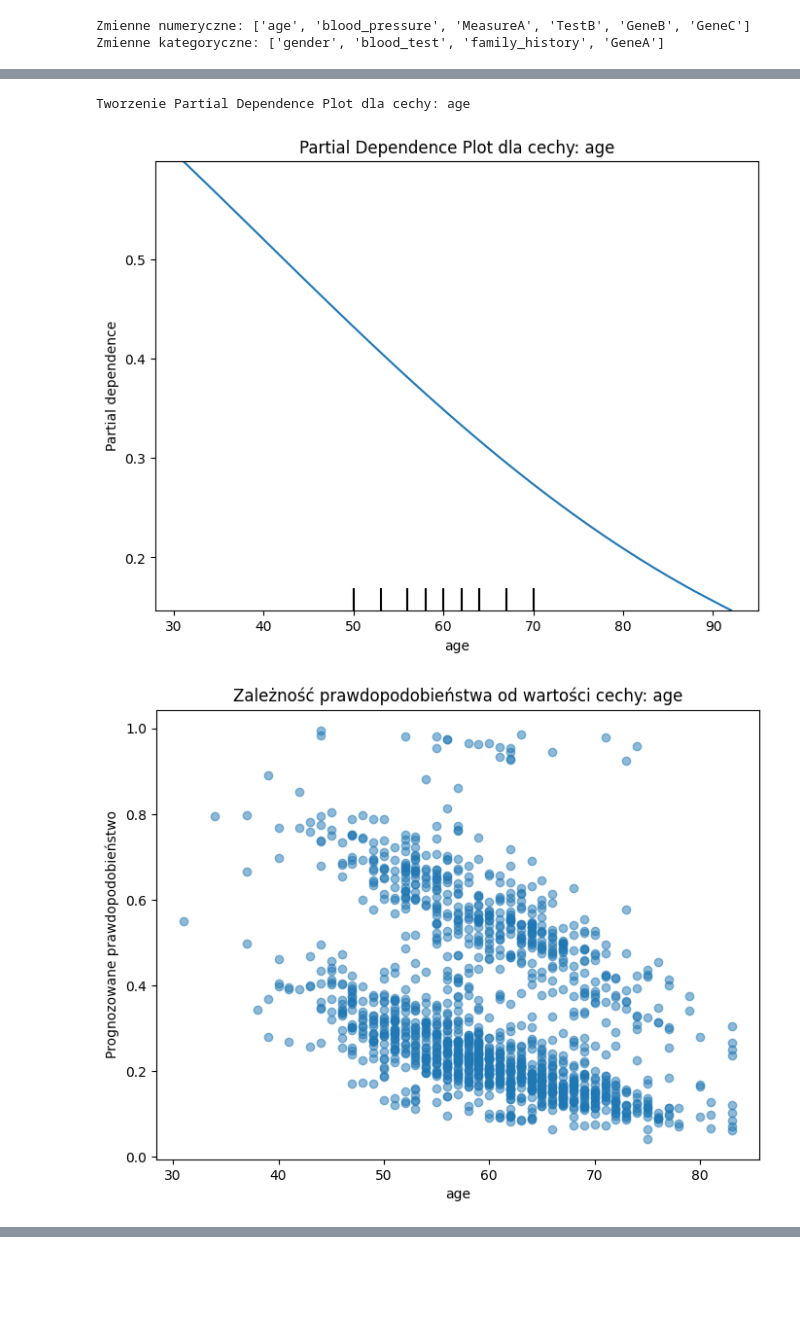
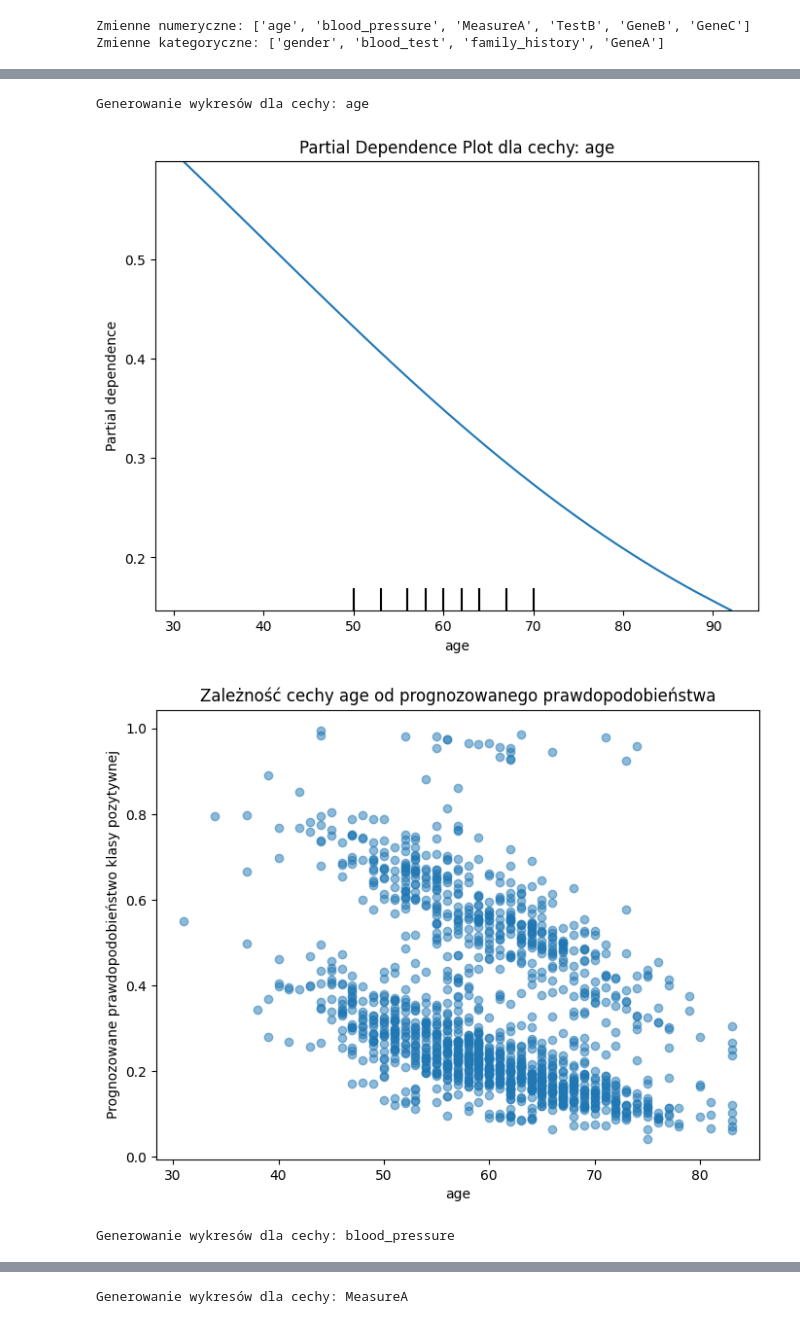
Before and after one commit to mikolaj-sujka/Explainable_ai_UJ, a Jupyter notebook: problem_set_2.ipynb, the cells around one changed output, grey strips where cells are left out. Drawn from its saved outputs; the diff is of its cells as text; code cells hidden in the pictures; blank space fills up the shorter version.

```diff
--- a/problem_set_2.ipynb
+++ b/problem_set_2.ipynb
@@ -137,9 +137,7 @@ def create_pipeline(num_features, cat_features):
 
 param_grid = {'logreg__C': [0.01, 0.1, 1, 10, 100]}
 # %%
-# ===== Model z pełnym zestawem cech =====
 print("\n*** Model z pełnym zestawem cech ***")
-# Tworzymy pipeline dla pełnych danych (zmienne numeryczne i kategoryczne pozostają bez zmian)
 pipeline_full = create_pipeline(numeric_features, categorical_features)
 grid_search_full = GridSearchCV(pipeline_full, param_grid, cv=5, scoring='roc_auc')
 grid_search_full.fit(X_train, y_train)
@@ -162,35 +160,30 @@ print("Recall:", recall_full)
 print("F1-score:", f1_full)
 print("ROC AUC:", roc_auc_full)
 
-# Obliczenie krzywej ROC
+# Krzywa ROC dla modelu pełnego
 fpr_full, tpr_full, _ = roc_curve(y_test, y_proba_full)
 
-# ===== Model bez drogich cech =====
-# Lista drogich cech
+# 6. (Opcjonalnie) Model bez drogich cech
 expensive_features = ['MeasureA', 'TestB', 'GeneA', 'GeneB', 'GeneC']
-# Sprawdzamy, które z nich istnieją w zbiorze
 existing_expensive = [feat for feat in expensive_features if feat in X.columns]
 if existing_expensive:
     print("\nDrogie cechy znalezione w danych:", existing_expensive)
-    # Tworzymy zredukowany zbiór cech, usuwając drogie cechy
     X_reduced = X.drop(columns=existing_expensive)
 
-    # Ustalamy nowe listy zmiennych numerycznych oraz kategorycznych
+    # Nowe listy cech numerycznych i kategorycznych po usunięciu drogich cech
     numeric_features_red = X_reduced.select_dtypes(exclude=['object']).columns.tolist()
     categorical_features_red = X_reduced.select_dtypes(include=['object']).columns.tolist()
 
-    # Podział danych: tutaj używamy tych samych indeksów z wcześniejszego podziału
+    # Podział danych – korzystamy z poprzedniego podziału
     X_train_red = X_train.drop(columns=existing_expensive)
     X_test_red = X_test.drop(columns=existing_expensive)
 
-    # Tworzymy pipeline dla zbioru bez drogich cech
     pipeline_red = create_pipeline(numeric_features_red, categorical_features_red)
     grid_search_red = GridSearchCV(pipeline_red, param_grid, cv=5, scoring='roc_auc')
     grid_search_red.fit(X_train_red, y_train)
     print("Najlepsze parametry (bez drogich cech):", grid_search_red.best_params_)
     best_model_red = grid_search_red.best_estimator_
 
-    # Ewaluacja modelu bez drogich cech
     y_pred_red = best_model_red.predict(X_test_red)
     y_proba_red = best_model_red.predict_proba(X_test_red)[:, 1]
     accuracy_red = accuracy_score(y_test, y_pred_red)
@@ -206,17 +199,13 @@ if existing_expensive:
     print("F1-score:", f1_red)
     print("ROC AUC:", roc_auc_red)
 
-    # Obliczenie krzywej ROC dla modelu bez drogich cech
     fpr_red, tpr_red, _ = roc_curve(y_test, y_proba_red)
-
-    # Porównanie wyników
-    print("\nPorównanie ROC AUC:")
-    print("Model pełny:", roc_auc_full, "Model bez drogich cech:", roc_auc_red)
+    print("\nPorównanie ROC AUC: Model pełny:", roc_auc_full, "Model bez drogich cech:", roc_auc_red)
 else:
     print("\nBrak drogich cech (MeasureA, TestB, GeneA, GeneB, GeneC) w danych.")
-    best_model_red = None  # Nie wykonujemy porównania
+    best_model_red = None
 
-# ===== Wizualizacja krzywej ROC obu modeli na jednym wykresie =====
+# 7. Wizualizacja krzywej ROC obu modeli na jednym wykresie
 plt.figure()
 plt.plot(fpr_full, tpr_full, label=f'Pełny zbiór cech (AUC = {roc_auc_full:.2f})')
 if best_model_red is not None:
@@ -228,24 +217,22 @@ plt.title('Porównanie krzywych ROC')
 plt.legend()
 plt.show()
 
-# Iterujemy przez każdą zmienną numeryczną
+# 8. Generowanie wykresów wpływu – dla każdej cechy numerycznej
 for feature in numeric_features:
     print(f"\nGenerowanie wykresów dla cechy: {feature}")
 
-    # ----- Partial Dependence Plot (PDP) -----
-    # PDP pokazuje, jak zmiana wartości danej cechy wpływa na prognozowaną wartość (średnio, po uśrednieniu wpływu pozostałych cech).
+    # Partial Dependence Plot (PDP) - pokazuje, jak zmiana wartości cechy wpływa na średnią prognozę modelu
     fig, ax = plt.subplots(figsize=(8, 6))
     PartialDependenceDisplay.from_estimator(best_model_full, X_train, [feature], ax=ax)
     ax.set_title(f'Partial Dependence Plot dla cechy: {feature}')
     plt.show()
 
-    # ----- Wykres rozrzutu (scatter plot) -----
-    # Wykres rozrzutu pokazuje, jak dla każdego wiersza z zestawu testowego (X_test) wartość wybranej cechy koreluje z prognozowanym prawdopodobieństwem klasy pozytywnej.
+    # Wykres rozrzutu - pokazuje zależność między wartością cechy a prognozowanym prawdopodobieństwem klasy pozytywnej
     plt.figure(figsize=(8, 6))
     plt.scatter(X_test[feature], y_proba_full, alpha=0.5)
     plt.xlabel(feature)
     plt.ylabel('Prognozowane prawdopodobieństwo klasy pozytywnej')
-    plt.title(f'Zależność wartości cechy {feature} od prognozowanego prawdopodobieństwa')
+    plt.title(f'Zależność cechy {feature} od prognozowanego prawdopodobieństwa')
     plt.show()
 # %% [output]
 *** Model z pełnym zestawem cech ***
@@ -268,4 +255,5 @@ Model pełny: 0.7314152786007415 Model bez drogich cech: 0.723249281278118
 [figure]
-Tworzenie Partial Dependence Plot dla cechy: age
+Generowanie wykresów dla cechy: age
 [figure]
-[figure, old version]
+[figure, new version]
+Generowanie wykresów dla cechy: blood_pressure
@@ -271,0 +262 @@ Tworzenie Partial Dependence Plot dla cechy: age
+Generowanie wykresów dla cechy: MeasureA
```
Also changed, not shown: parts of 3 cells of this notebook.
